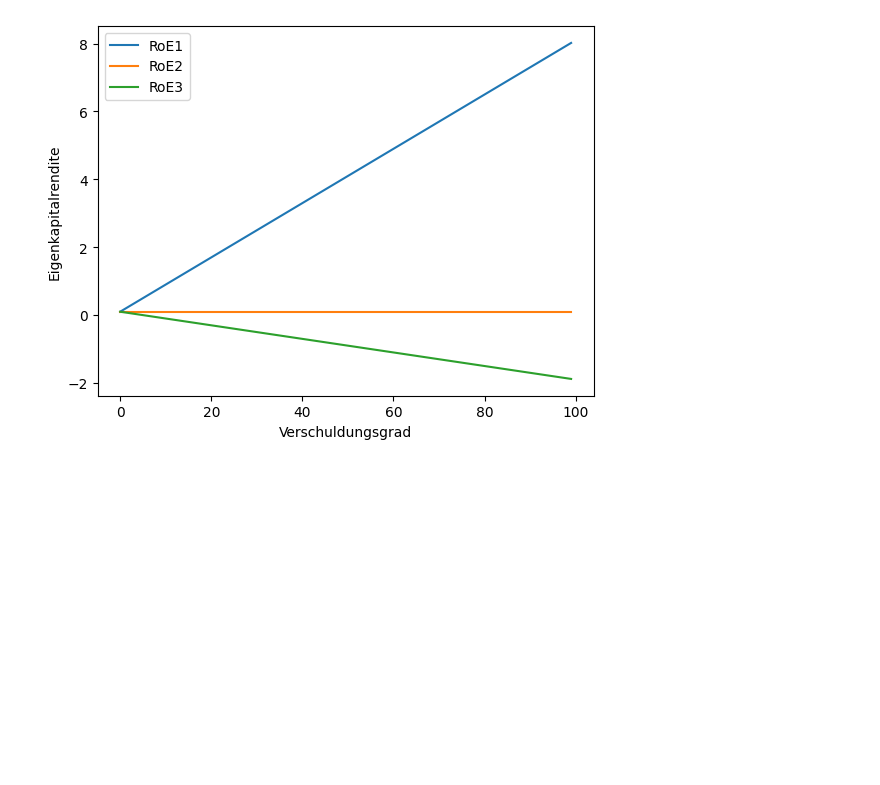
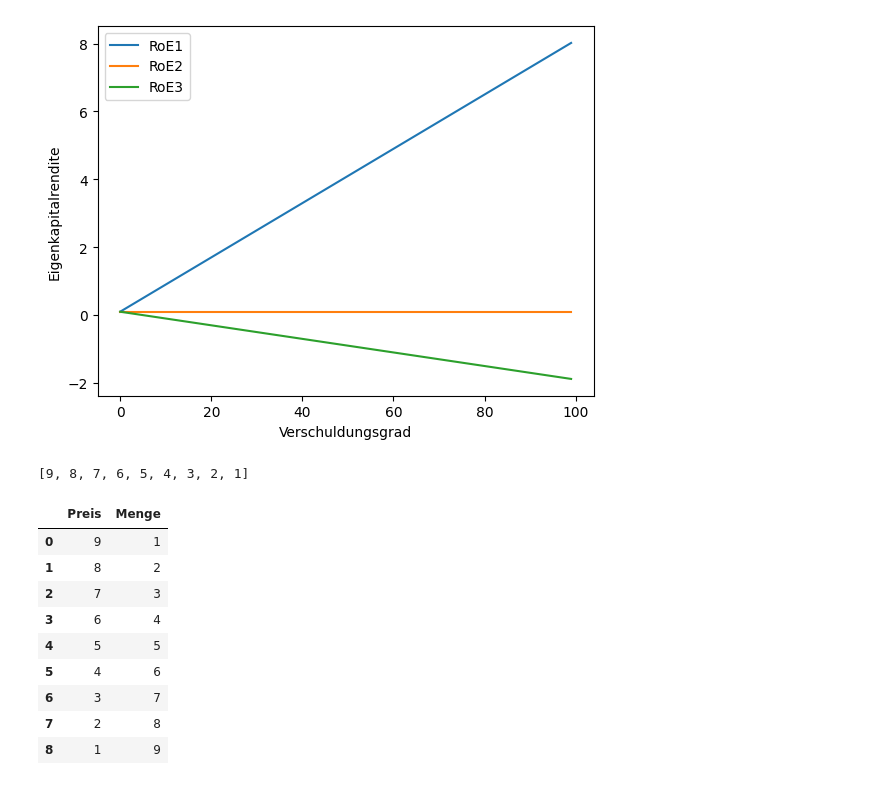
Before and after one commit to SkriptenMk/WR_I_24-27, a Jupyter notebook: docs/bwl/marketing/250828_preiselastizitaet.ipynb, the cells around one changed output. Drawn from its saved outputs; the diff is of its cells as text; code cells hidden in the pictures; blank space fills up the shorter version.

```diff
--- a/docs/bwl/marketing/250828_preiselastizitaet.ipynb
+++ b/docs/bwl/marketing/250828_preiselastizitaet.ipynb
@@ -78,3 +78,23 @@ plt.legend()
 plt.show()
 # %% [output]
 [figure]
+# %%
+data = [i for i in range(9,0,-1)]
+data
+# %% [output]
+[9, 8, 7, 6, 5, 4, 3, 2, 1]
+# %%
+df2 = pd.DataFrame(data, columns=['Preis'])
+df2['Menge'] = df2['Preis'] * -1 + 10
+df2
+# %% [output]
+|  | Preis | Menge |
+| 0 | 9 | 1 |
+| 1 | 8 | 2 |
+| 2 | 7 | 3 |
+| 3 | 6 | 4 |
+| 4 | 5 | 5 |
+| 5 | 4 | 6 |
+| 6 | 3 | 7 |
+| 7 | 2 | 8 |
+| 8 | 1 | 9 |
```
Also changed, not shown: parts of 2 cells of this notebook, 1 other file.
